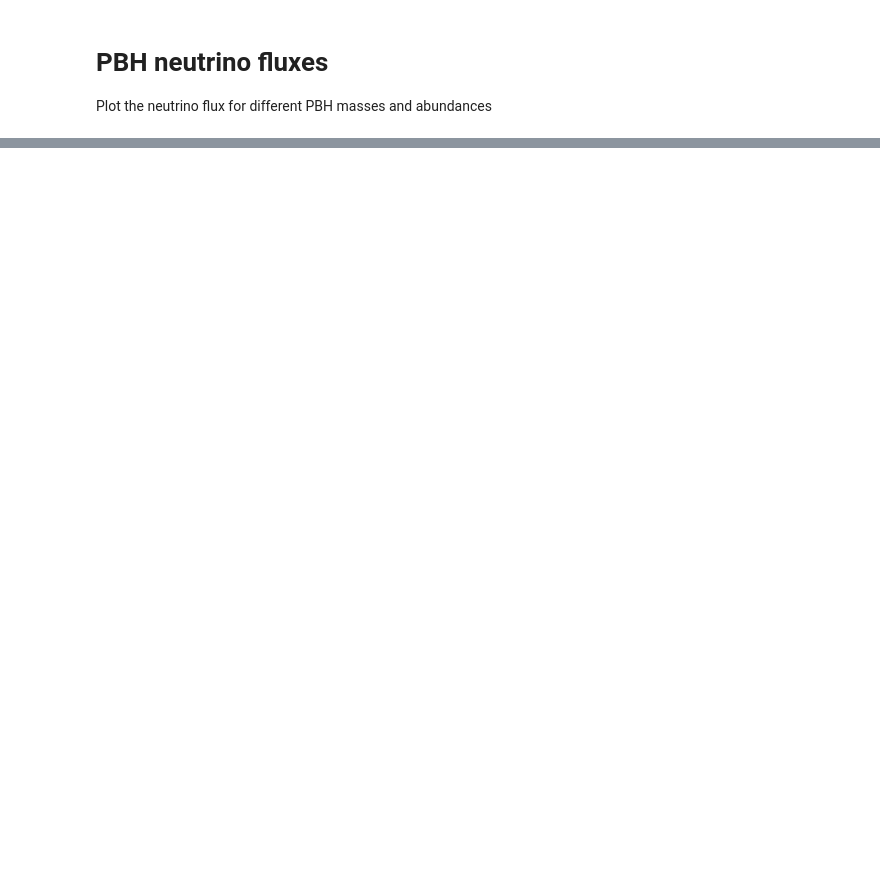
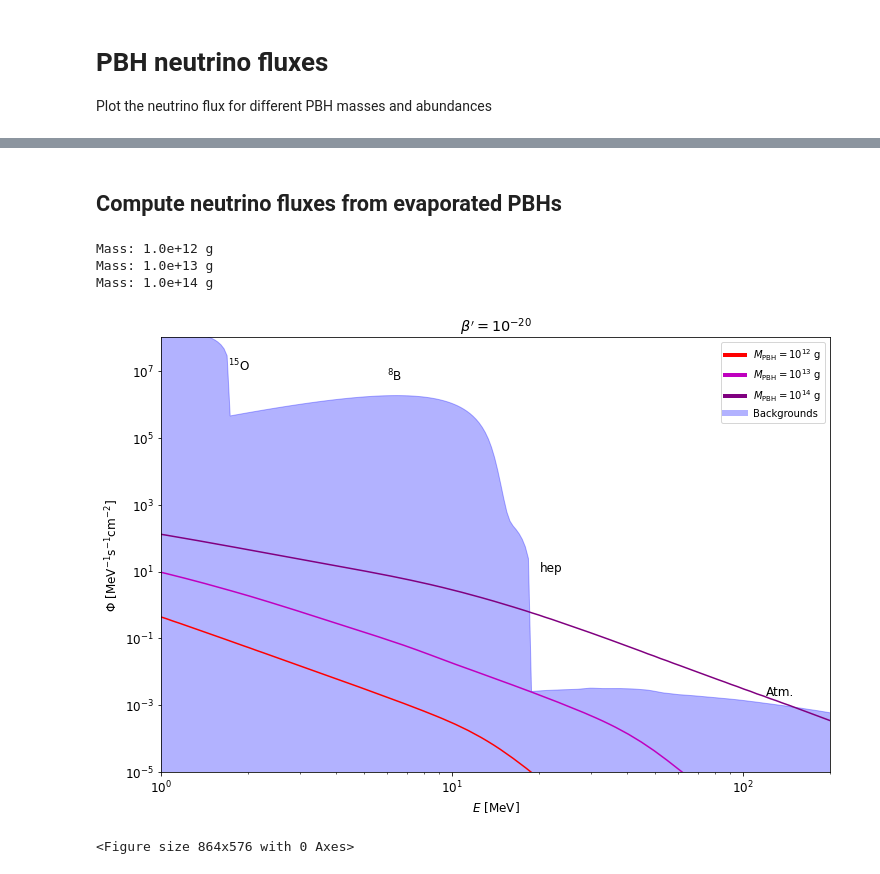
Before and after one commit to vmmunoza/nuHawkHunter, a Jupyter notebook: plot_fluxes.ipynb, the cells around one changed output, grey strips where cells are left out. Drawn from its saved outputs; the diff is of its cells as text; code cells hidden in the pictures; blank space fills up the shorter version.

```diff
--- a/plot_fluxes.ipynb
+++ b/plot_fluxes.ipynb
@@ -99,0 +103,12 @@ Mass: 1.0e+14, z min: 1.2e+02
+# %% [markdown]
+## Compute neutrino fluxes from evaporated PBHs
+# %%
+Mpbhs = [1.e12, 1.e13, 1.e14]
+fpbh = 1.e-20
+plot_fluxes(Mpbhs, fpbh, is_DM = 0)
+# %% [output]
+Mass: 1.0e+12 g
+Mass: 1.0e+13 g
+Mass: 1.0e+14 g
+[figure, added]
+<Figure size 864x576 with 0 Axes>
```
Also changed, not shown: parts of 3 cells of this notebook, 25 other files.
